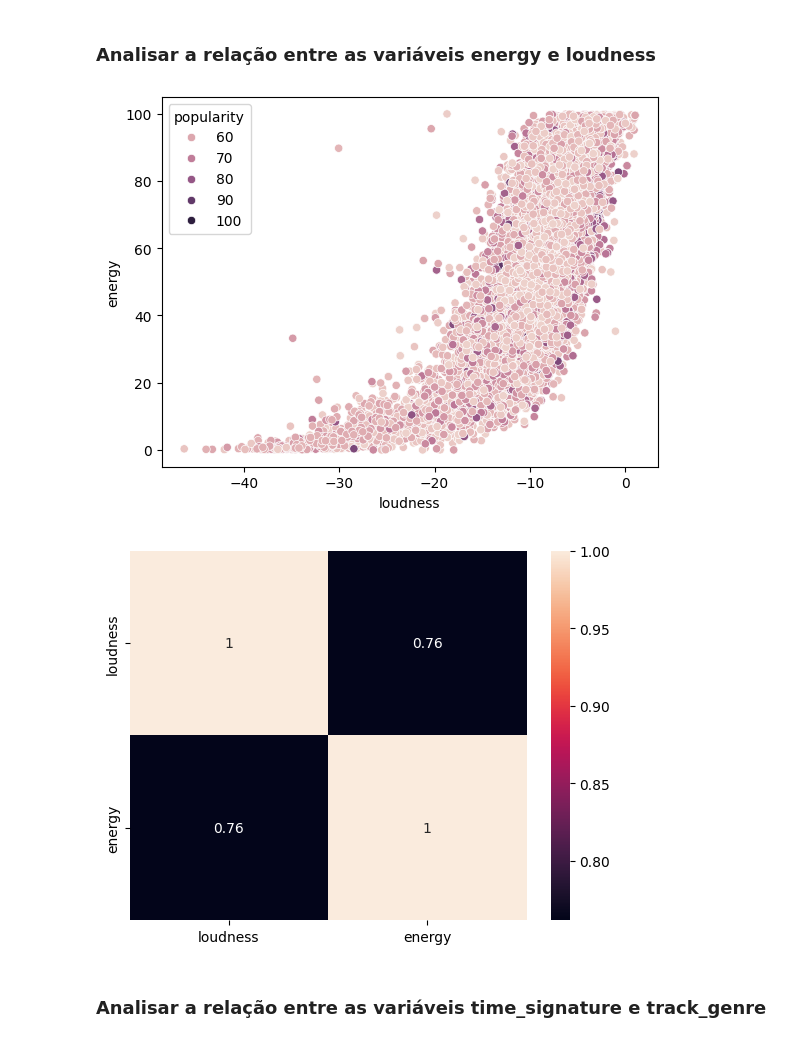
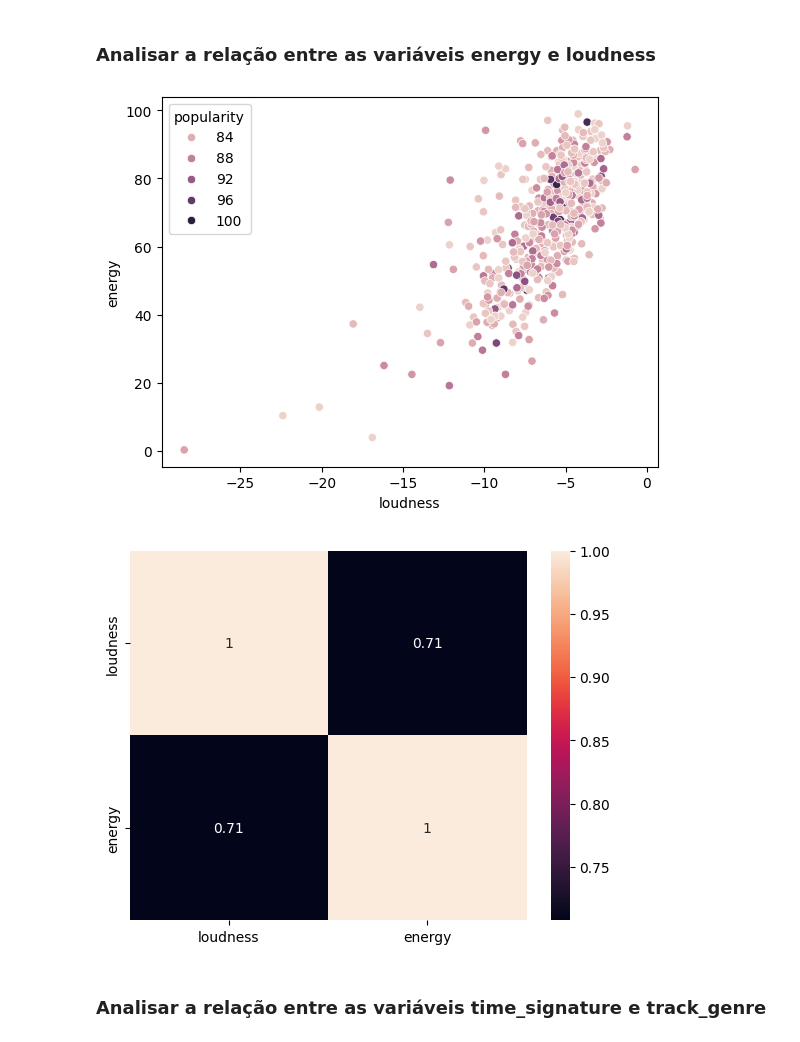
Before and after one commit to alvaroDatlo/analise_spotify, a Jupyter notebook: main.ipynb, the cells around one changed output. Cells and saved outputs as stored; diff of their text form; code cells hidden in the pictures.

```diff
--- a/main.ipynb
+++ b/main.ipynb
@@ -223,13 +280,12 @@ df_artistas_musica[df_artistas_musica['track_name'] == 'Home']
 # %% [markdown]
 ### Analisar a relação entre as variáveis energy e loudness
 # %%
-sns.scatterplot(data=df[df['popularity'] > 50], x='loudness', y='energy', hue='popularity')
+sns.scatterplot(data=df[df['popularity'] > 80], x='loudness', y='energy', hue='popularity');
 # %% [output]
-[figure, old version]
+[figure, new version]
 # %%
-
-sns.heatmap(df[['loudness', 'energy']].corr(method='pearson', numeric_only=True), annot=True);
+sns.heatmap(df[df['popularity'] > 80][['loudness', 'energy']].corr(method='pearson', numeric_only=True), annot=True);
 # %% [output]
-[figure, old version]
+[figure, new version]
 # %% [markdown]
 ### Analisar a relação entre as variáveis time_signature e track_genre
```
Also changed, not shown: parts of 36 cells of this notebook.
